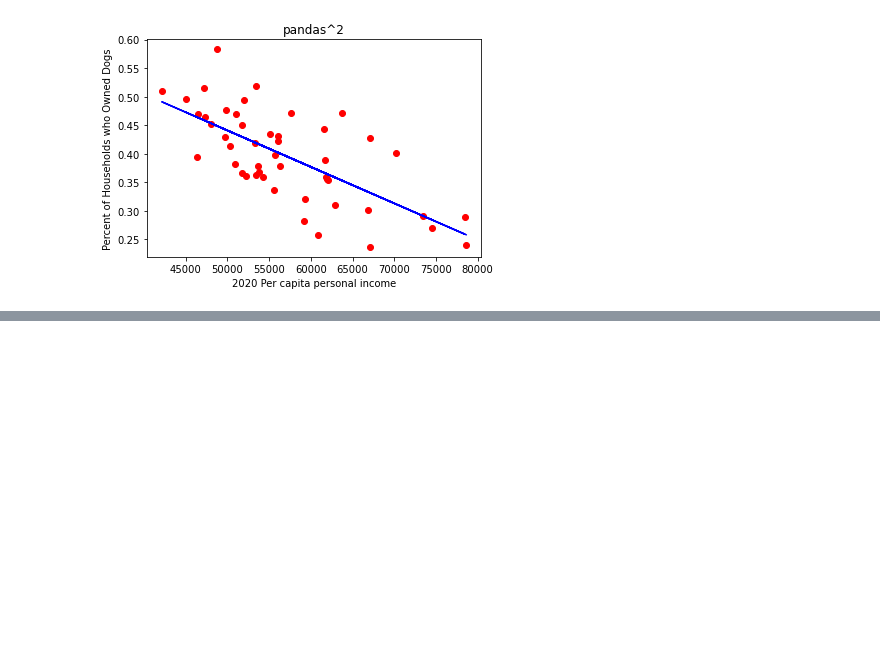
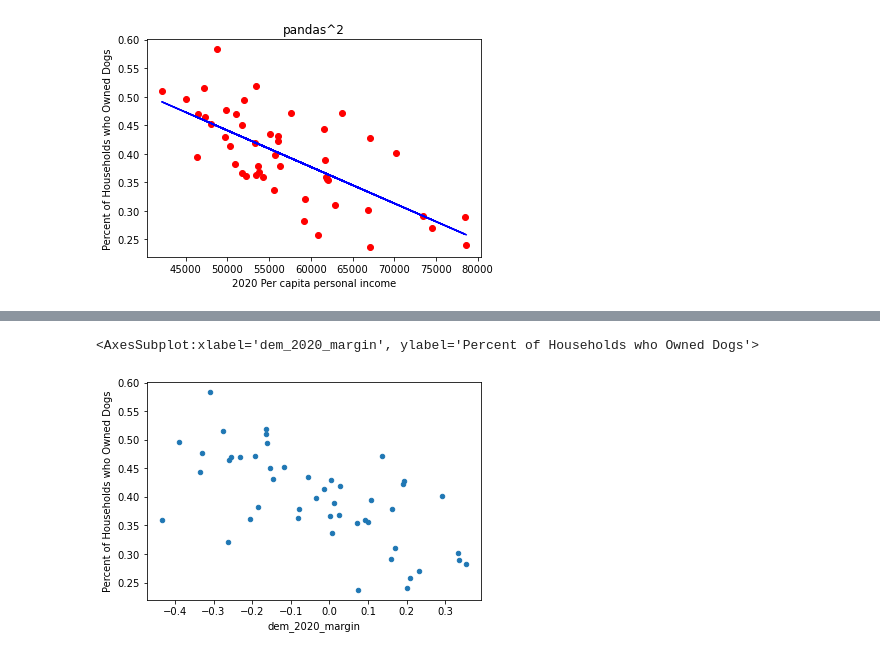
Before and after one commit to lejaja9/pandas-2, a Jupyter notebook: Dogs_and_pandas/corr.ipynb, the cells around one changed output, grey strips where cells are left out. Saved outputs shown, nothing was run; the diff lists cells and outputs as text; code cells hidden in the pictures; blank space fills up the shorter version.

```diff
--- a/corr.ipynb
+++ b/Dogs_and_pandas/corr.ipynb
@@ -523,0 +471,5 @@ main2_df.corr()
+# %%
+main2_df.plot.scatter(x = 'dem_2020_margin', y = 'Percent of Households who Owned Dogs')
+# %% [output]
+<AxesSubplot:xlabel='dem_2020_margin', ylabel='Percent of Households who Owned Dogs'>
+[figure, added]
```
Also changed, not shown: parts of 24 cells of this notebook, 18 other files.
